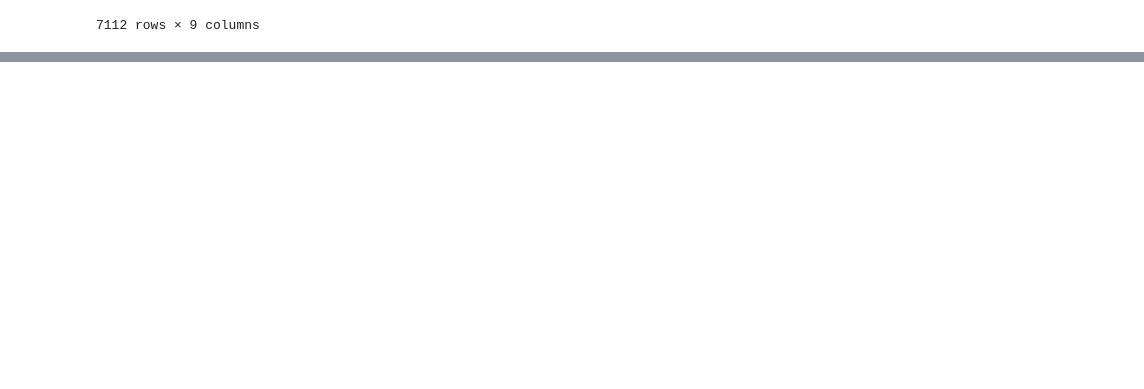
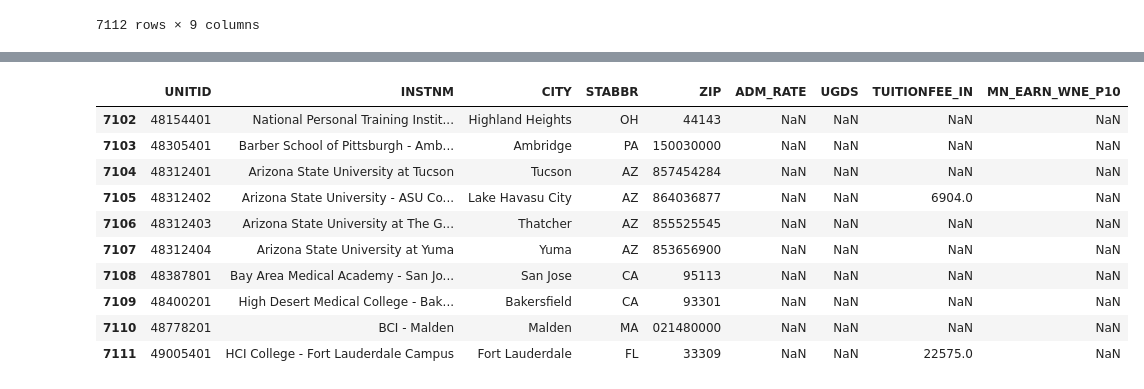
Before and after one commit to sowmith8899/data690_skola2, a Jupyter notebook: assignment_04/assignment_04.ipynb, the cells around one changed output, grey strips where cells are left out. Saved outputs shown, nothing was run; the diff lists cells and outputs as text; code cells hidden in the pictures; blank space fills up the shorter version.

```diff
--- a/assignment_04/assignment_04.ipynb
+++ b/assignment_04/assignment_04.ipynb
@@ -103,0 +118,14 @@ display(small_df)
+# %%
+small_df.tail(10)
+# %% [output]
+|  | UNITID | INSTNM | CITY | STABBR | ZIP | ADM_RATE | UGDS | TUITIONFEE_IN | MN_EARN_WNE_P10 |
+| 7102 | 48154401 | National Personal Training Instit... | Highland Heights | OH | 44143 | NaN | NaN | NaN | NaN |
+| 7103 | 48305401 | Barber School of Pittsburgh - Amb... | Ambridge | PA | 150030000 | NaN | NaN | NaN | NaN |
+| 7104 | 48312401 | Arizona State University at Tucson | Tucson | AZ | 857454284 | NaN | NaN | NaN | NaN |
+| 7105 | 48312402 | Arizona State University - ASU Co... | Lake Havasu City | AZ | 864036877 | NaN | NaN | 6904.0 | NaN |
+| 7106 | 48312403 | Arizona State University at The G... | Thatcher | AZ | 855525545 | NaN | NaN | NaN | NaN |
+| 7107 | 48312404 | Arizona State University at Yuma | Yuma | AZ | 853656900 | NaN | NaN | NaN | NaN |
+| 7108 | 48387801 | Bay Area Medical Academy - San Jo... | San Jose | CA | 95113 | NaN | NaN | NaN | NaN |
+| 7109 | 48400201 | High Desert Medical College - Bak... | Bakersfield | CA | 93301 | NaN | NaN | NaN | NaN |
+| 7110 | 48778201 | BCI - Malden | Malden | MA | 021480000 | NaN | NaN | NaN | NaN |
+| 7111 | 49005401 | HCI College - Fort Lauderdale Campus | Fort Lauderdale | FL | 33309 | NaN | NaN | 22575.0 | NaN |
```
Also changed, not shown: parts of 11 cells of this notebook.
